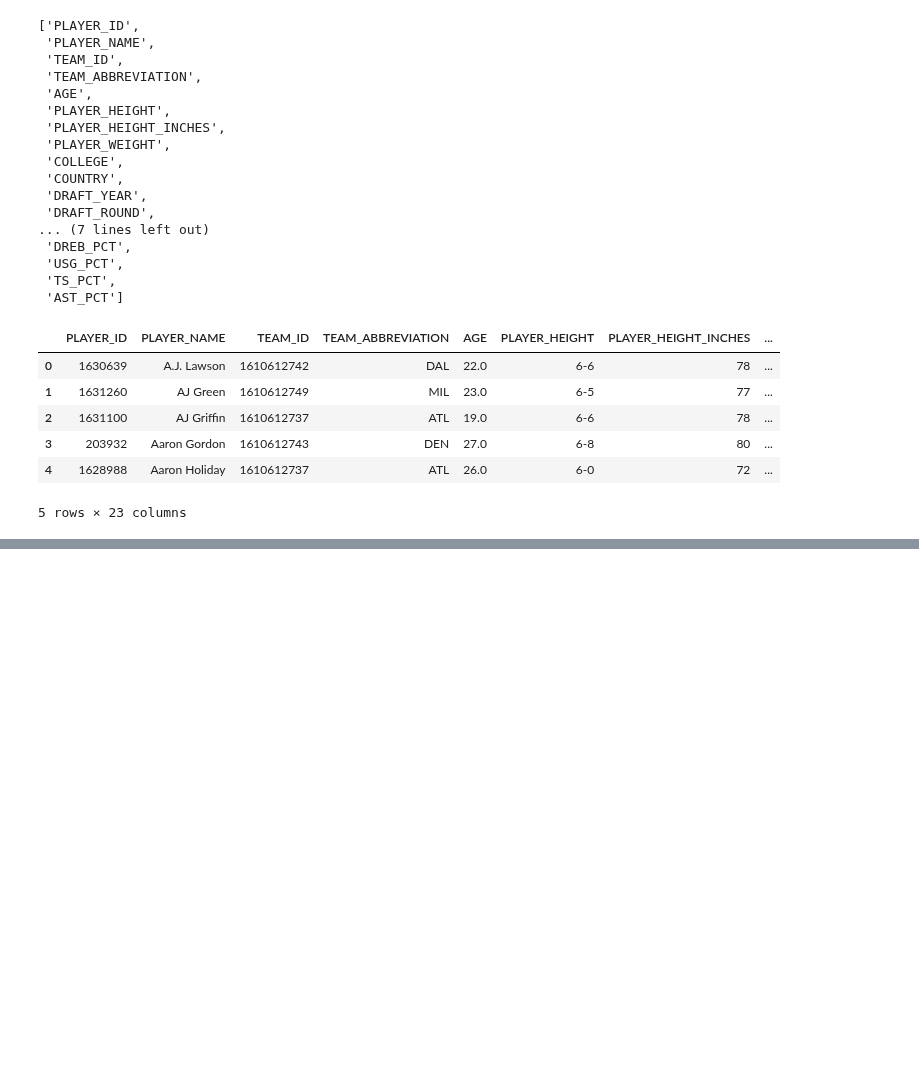
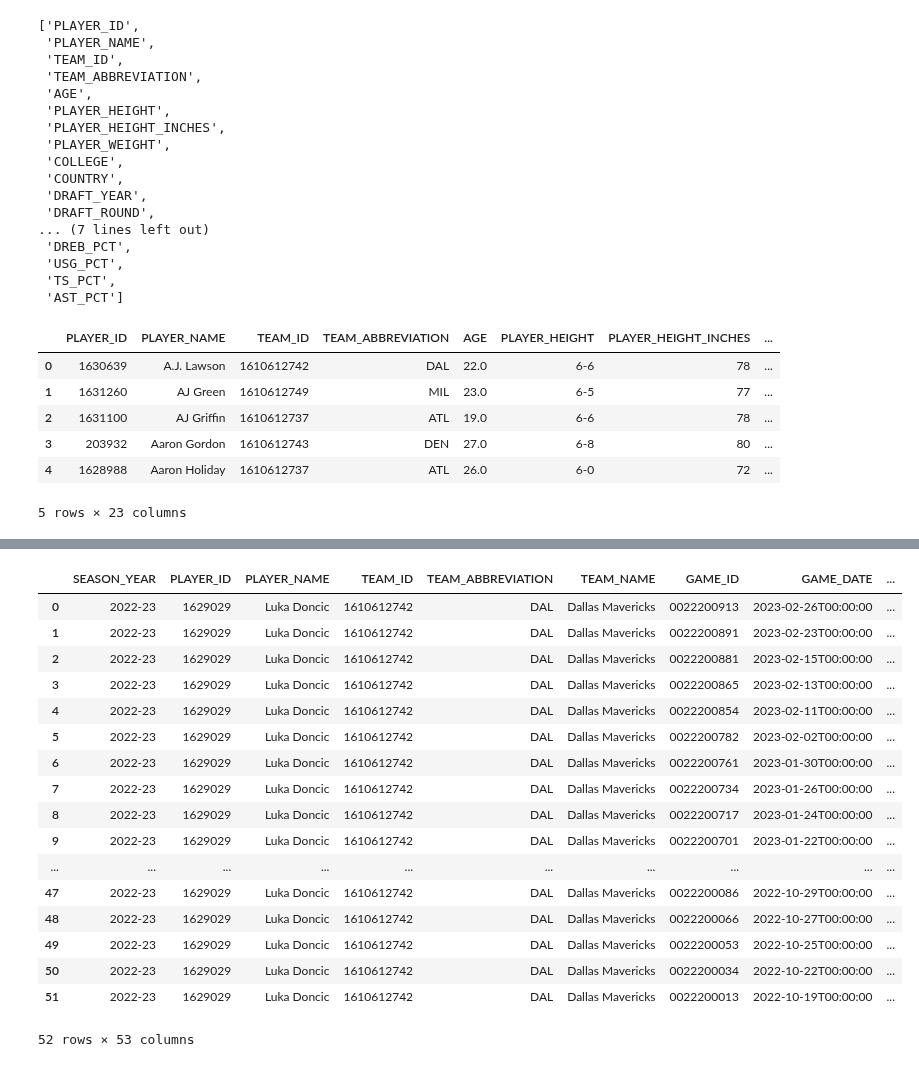
Before and after one commit to NadeemPatel2019/MSDS-456-final-project, a Jupyter notebook: nba_com_player_box_stats_scraping.ipynb, the cells around one changed output, grey strips where cells are left out. Cells and saved outputs as stored; diff of their text form; code cells hidden in the pictures; blank space fills up the shorter version.

```diff
--- a/nba_com_player_box_stats_scraping.ipynb
+++ b/nba_com_player_box_stats_scraping.ipynb
@@ -387,0 +566,18 @@ plyrs_bio_df.head()
+# %%
+pw_mins = []
+pw_gamess = []
+pw_fg3as = []
+pw_fg2as = []
+pw_orebs = []
+pw_drebs = []
+pw_asts = []
+pw_tovs = []
+pw_stls = []
+pw_blks = []
+pw_posss = []
+pw_pfs = []
+pw_pfds = []
+pw_pts_paints = []
+pw_pts_2pt_mrs = []
+pw_pie_avg = []
+pw_usg_pct_avg = []
@@ -387,0 +641,44 @@ plyrs_bio_df.head()
+# %%
+plyr_box_stats_df.loc[:,'PW_MIN'] = pw_mins
+plyr_box_stats_df.loc[:,'PW_GAMES'] = pw_gamess
+plyr_box_stats_df.loc[:,'PW_GAMES'] = pw_gamess
+plyr_box_stats_df.loc[:,'PW_FG3A'] = pw_fg3as
+plyr_box_stats_df.loc[:,'PW_FG2A'] = pw_fg2as
+plyr_box_stats_df.loc[:,'PW_OREB'] = pw_orebs
+plyr_box_stats_df.loc[:,'PW_DREB'] = pw_drebs
+plyr_box_stats_df.loc[:,'PW_ASTS'] = pw_asts
+plyr_box_stats_df.loc[:,'PW_TOV'] = pw_tovs
+plyr_box_stats_df.loc[:,'PW_STL'] = pw_stls
+plyr_box_stats_df.loc[:,'PW_BLK'] = pw_blks
+plyr_box_stats_df.loc[:,'PW_POS'] = pw_posss
+plyr_box_stats_df.loc[:,'PW_PF'] = pw_pfs
+plyr_box_stats_df.loc[:,'PW_PFD'] = pw_pfds
+plyr_box_stats_df.loc[:,'PW_PTS_PAINT'] = pw_pts_paints
+plyr_box_stats_df.loc[:,'PW_PTS_2PT_MR'] = pw_pts_2pt_mrs
+plyr_box_stats_df.loc[:,'PW_PIE_AVG'] = pw_pie_avg
+plyr_box_stats_df.loc[:,'PW_USG_PCT_AVG'] = pw_usg_pct_avg
+
+# fill na with 0 on past week average stats
+plyr_box_stats_df.loc[:,'PW_PIE_AVG'] = plyr_box_stats_df['PW_PIE_AVG'].fillna(0)
+plyr_box_stats_df.loc[:,'PW_USG_PCT_AVG'] = plyr_box_stats_df['PW_USG_PCT_AVG'].fillna(0)
+# %%
+plyr_box_stats_df
+# %% [output]
+|  | SEASON_YEAR | PLAYER_ID | PLAYER_NAME | TEAM_ID | TEAM_ABBREVIATION | TEAM_NAME | GAME_ID | GAME_DATE | ... |
+| 0 | 2022-23 | 1629029 | Luka Doncic | 1610612742 | DAL | Dallas Mavericks | 0022200913 | 2023-02-26T00:00:00 | ... |
+| 1 | 2022-23 | 1629029 | Luka Doncic | 1610612742 | DAL | Dallas Mavericks | 0022200891 | 2023-02-23T00:00:00 | ... |
+| 2 | 2022-23 | 1629029 | Luka Doncic | 1610612742 | DAL | Dallas Mavericks | 0022200881 | 2023-02-15T00:00:00 | ... |
+| 3 | 2022-23 | 1629029 | Luka Doncic | 1610612742 | DAL | Dallas Mavericks | 0022200865 | 2023-02-13T00:00:00 | ... |
+| 4 | 2022-23 | 1629029 | Luka Doncic | 1610612742 | DAL | Dallas Mavericks | 0022200854 | 2023-02-11T00:00:00 | ... |
+| 5 | 2022-23 | 1629029 | Luka Doncic | 1610612742 | DAL | Dallas Mavericks | 0022200782 | 2023-02-02T00:00:00 | ... |
+| 6 | 2022-23 | 1629029 | Luka Doncic | 1610612742 | DAL | Dallas Mavericks | 0022200761 | 2023-01-30T00:00:00 | ... |
+| 7 | 2022-23 | 1629029 | Luka Doncic | 1610612742 | DAL | Dallas Mavericks | 0022200734 | 2023-01-26T00:00:00 | ... |
+| 8 | 2022-23 | 1629029 | Luka Doncic | 1610612742 | DAL | Dallas Mavericks | 0022200717 | 2023-01-24T00:00:00 | ... |
+| 9 | 2022-23 | 1629029 | Luka Doncic | 1610612742 | DAL | Dallas Mavericks | 0022200701 | 2023-01-22T00:00:00 | ... |
+| ... | ... | ... | ... | ... | ... | ... | ... | ... | ... |
+| 47 | 2022-23 | 1629029 | Luka Doncic | 1610612742 | DAL | Dallas Mavericks | 0022200086 | 2022-10-29T00:00:00 | ... |
+| 48 | 2022-23 | 1629029 | Luka Doncic | 1610612742 | DAL | Dallas Mavericks | 0022200066 | 2022-10-27T00:00:00 | ... |
+| 49 | 2022-23 | 1629029 | Luka Doncic | 1610612742 | DAL | Dallas Mavericks | 0022200053 | 2022-10-25T00:00:00 | ... |
+| 50 | 2022-23 | 1629029 | Luka Doncic | 1610612742 | DAL | Dallas Mavericks | 0022200034 | 2022-10-22T00:00:00 | ... |
+| 51 | 2022-23 | 1629029 | Luka Doncic | 1610612742 | DAL | Dallas Mavericks | 0022200013 | 2022-10-19T00:00:00 | ... |
+52 rows × 53 columns
```
Also changed, not shown: parts of 40 cells of this notebook, 2 other files.
